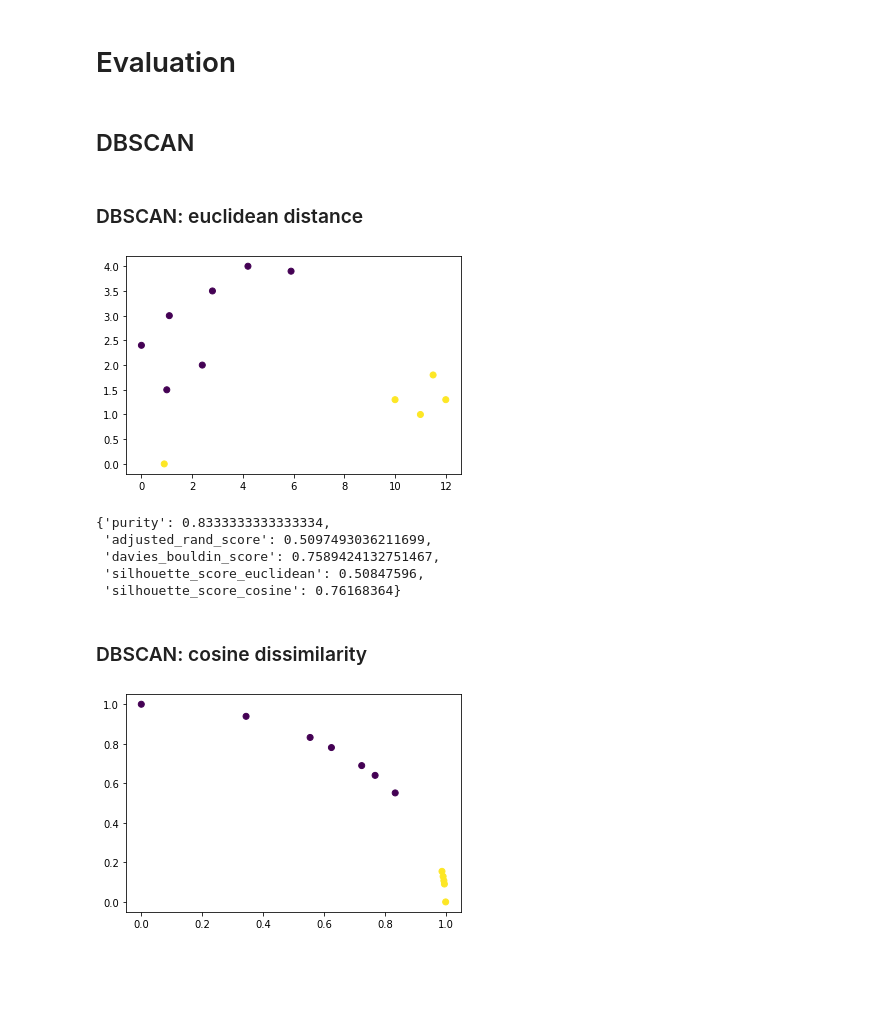
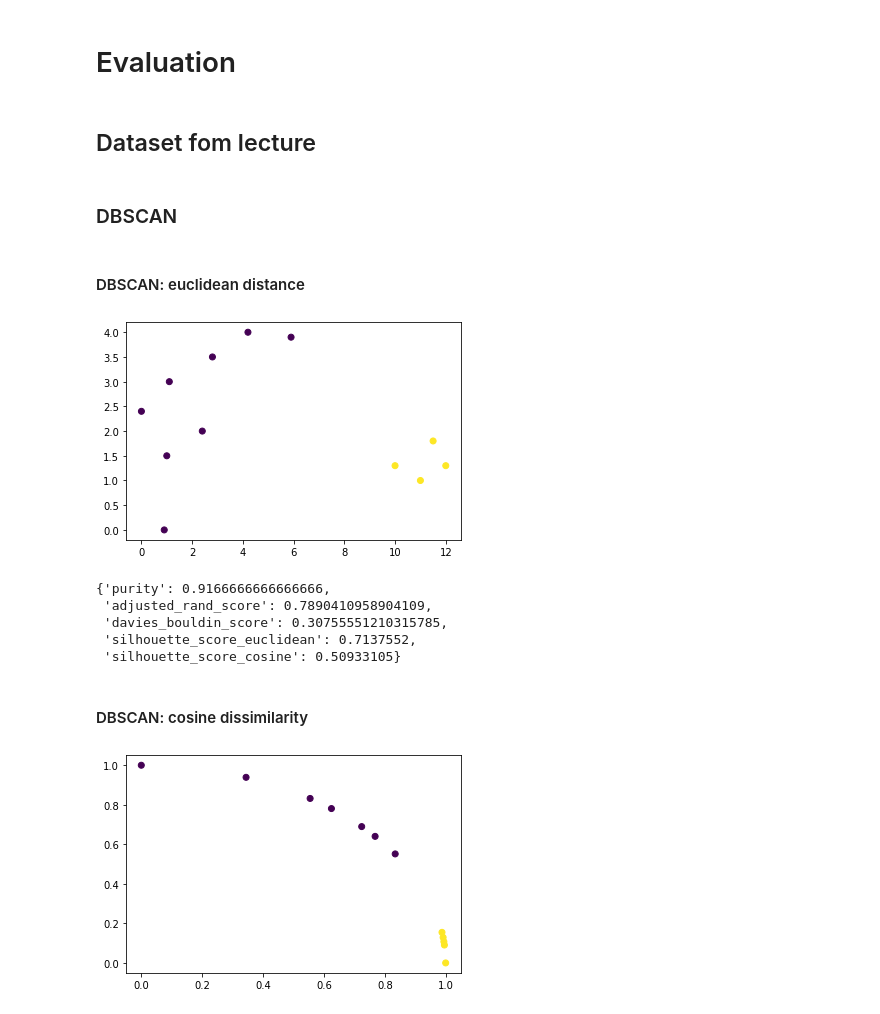
Before and after one commit to arek544/DBSCAN, a Jupyter notebook: dbscan_vs_dbscrn-v3.ipynb, the cells around one changed output. Cells and saved outputs as stored; diff of their text form; code cells hidden in the pictures; blank space fills up the shorter version.

```diff
--- a/dbscan_vs_dbscrn-v3.ipynb
+++ b/dbscan_vs_dbscrn-v3.ipynb
@@ -143,7 +155,7 @@ def get_neighbors(X, current_index, epsilon, similarity):
     epsilon - max similarity or distance to given point,
     similarity - metric of similarity or distance bewteen two points
     '''
-    neighbor_indices = []
+    neighbor_indices = [current_index] # number of neighbors plus current index
     for neighbor_index, neighbor in enumerate(X):
         if similarity(neighbor, X[current_index]) <= epsilon:
             neighbor_indices.append(neighbor_index)
@@ -406,29 +429,31 @@ def ti_dbscanrn(X, k, similarity):
     return cluster
 # %% [markdown]
 # Evaluation
+# %% [markdown]
+## Dataset fom lecture
 # %% [markdown]
-## DBSCAN
+### DBSCAN
 # %% [markdown]
-### DBSCAN: euclidean distance
+#### DBSCAN: euclidean distance
 # %%
-y_pred = dbscan(X=X_norm, epsilon=0.42, minPts=3, similarity=euclidean_distance)
+y_pred = dbscan(X=X, epsilon=2, minPts=4, similarity=euclidean_distance)
 
 # display results
 fig, ax = plt.subplots()
 ax.scatter(X[:,0], X[:,1], c=y_pred)
 plt.show()
 
 # evaluation
 evaluate(y_pred, y, X)
 # %% [output]
-[figure, old version]
+[figure, new version]
-{'purity': 0.8333333333333334,
- 'adjusted_rand_score': 0.5097493036211699,
- 'davies_bouldin_score': 0.7589424132751467,
- 'silhouette_score_euclidean': 0.50847596,
- 'silhouette_score_cosine': 0.76168364}
+{'purity': 0.9166666666666666,
+ 'adjusted_rand_score': 0.7890410958904109,
+ 'davies_bouldin_score': 0.30755551210315785,
+ 'silhouette_score_euclidean': 0.7137552,
+ 'silhouette_score_cosine': 0.50933105}
 # %% [markdown]
-### DBSCAN: cosine dissimilarity
+#### DBSCAN: cosine dissimilarity
 # %%
 y_pred = dbscan(X=X_norm, epsilon=0.07, minPts=3, similarity=cosine_dissimilarity)
 
```
Also changed, not shown: parts of 57 cells of this notebook.
